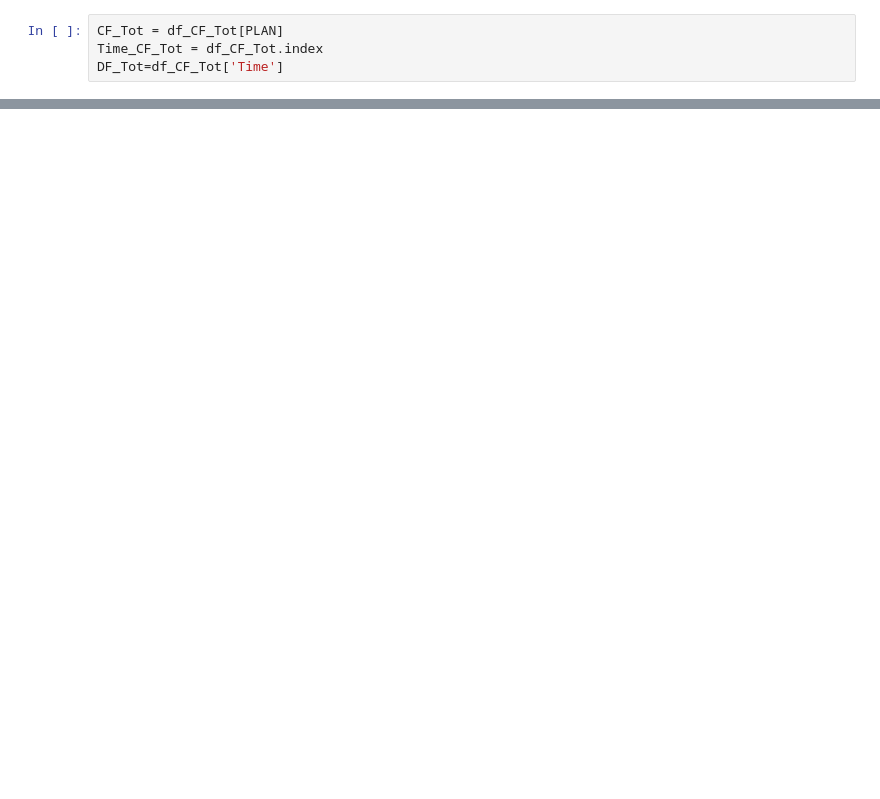
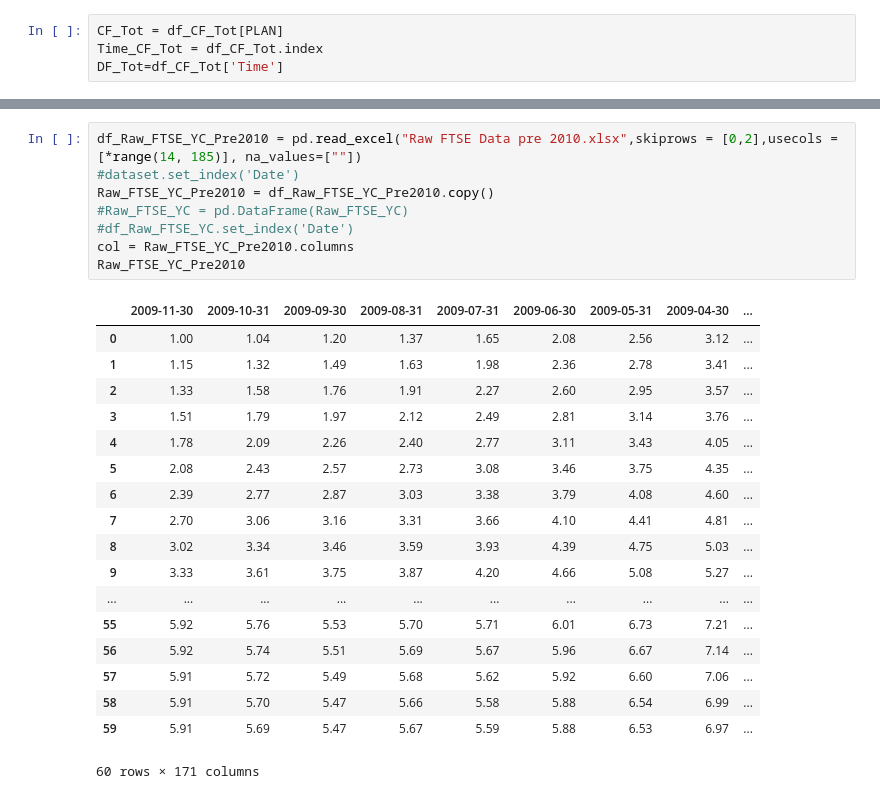
Before and after one commit to pforjoe/SAA, a Jupyter notebook: Liability Model.ipynb, the cells around one changed output, grey strips where cells are left out. Drawn from its saved outputs; the diff is of its cells as text; blank space fills up the shorter version.

```diff
--- a/Liability Model.ipynb
+++ b/Liability Model.ipynb
@@ -283,0 +761,27 @@ IRR
+# %%
+df_Raw_FTSE_YC_Pre2010 = pd.read_excel("Raw FTSE Data pre 2010.xlsx",skiprows = [0,2],usecols = [*range(14, 185)], na_values=[""])
+#dataset.set_index('Date')
+Raw_FTSE_YC_Pre2010 = df_Raw_FTSE_YC_Pre2010.copy()
+#Raw_FTSE_YC = pd.DataFrame(Raw_FTSE_YC)
+#df_Raw_FTSE_YC.set_index('Date')
+col = Raw_FTSE_YC_Pre2010.columns
+Raw_FTSE_YC_Pre2010
+# %% [output]
+|  | 2009-11-30 | 2009-10-31 | 2009-09-30 | 2009-08-31 | 2009-07-31 | 2009-06-30 | 2009-05-31 | 2009-04-30 | ... |
+| 0 | 1.00 | 1.04 | 1.20 | 1.37 | 1.65 | 2.08 | 2.56 | 3.12 | ... |
+| 1 | 1.15 | 1.32 | 1.49 | 1.63 | 1.98 | 2.36 | 2.78 | 3.41 | ... |
+| 2 | 1.33 | 1.58 | 1.76 | 1.91 | 2.27 | 2.60 | 2.95 | 3.57 | ... |
+| 3 | 1.51 | 1.79 | 1.97 | 2.12 | 2.49 | 2.81 | 3.14 | 3.76 | ... |
+| 4 | 1.78 | 2.09 | 2.26 | 2.40 | 2.77 | 3.11 | 3.43 | 4.05 | ... |
+| 5 | 2.08 | 2.43 | 2.57 | 2.73 | 3.08 | 3.46 | 3.75 | 4.35 | ... |
+| 6 | 2.39 | 2.77 | 2.87 | 3.03 | 3.38 | 3.79 | 4.08 | 4.60 | ... |
+| 7 | 2.70 | 3.06 | 3.16 | 3.31 | 3.66 | 4.10 | 4.41 | 4.81 | ... |
+| 8 | 3.02 | 3.34 | 3.46 | 3.59 | 3.93 | 4.39 | 4.75 | 5.03 | ... |
+| 9 | 3.33 | 3.61 | 3.75 | 3.87 | 4.20 | 4.66 | 5.08 | 5.27 | ... |
+| ... | ... | ... | ... | ... | ... | ... | ... | ... | ... |
+| 55 | 5.92 | 5.76 | 5.53 | 5.70 | 5.71 | 6.01 | 6.73 | 7.21 | ... |
+| 56 | 5.92 | 5.74 | 5.51 | 5.69 | 5.67 | 5.96 | 6.67 | 7.14 | ... |
+| 57 | 5.91 | 5.72 | 5.49 | 5.68 | 5.62 | 5.92 | 6.60 | 7.06 | ... |
+| 58 | 5.91 | 5.70 | 5.47 | 5.66 | 5.58 | 5.88 | 6.54 | 6.99 | ... |
+| 59 | 5.91 | 5.69 | 5.47 | 5.67 | 5.59 | 5.88 | 6.53 | 6.97 | ... |
+60 rows × 171 columns
```
Also changed, not shown: parts of 70 cells of this notebook.
